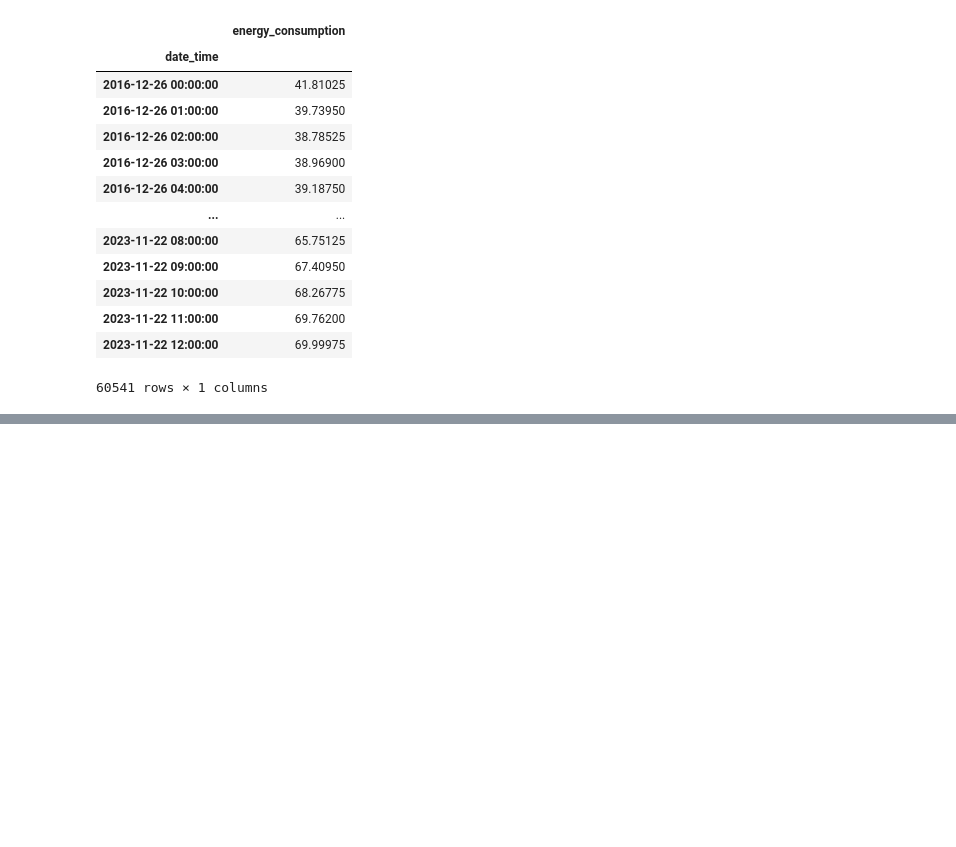
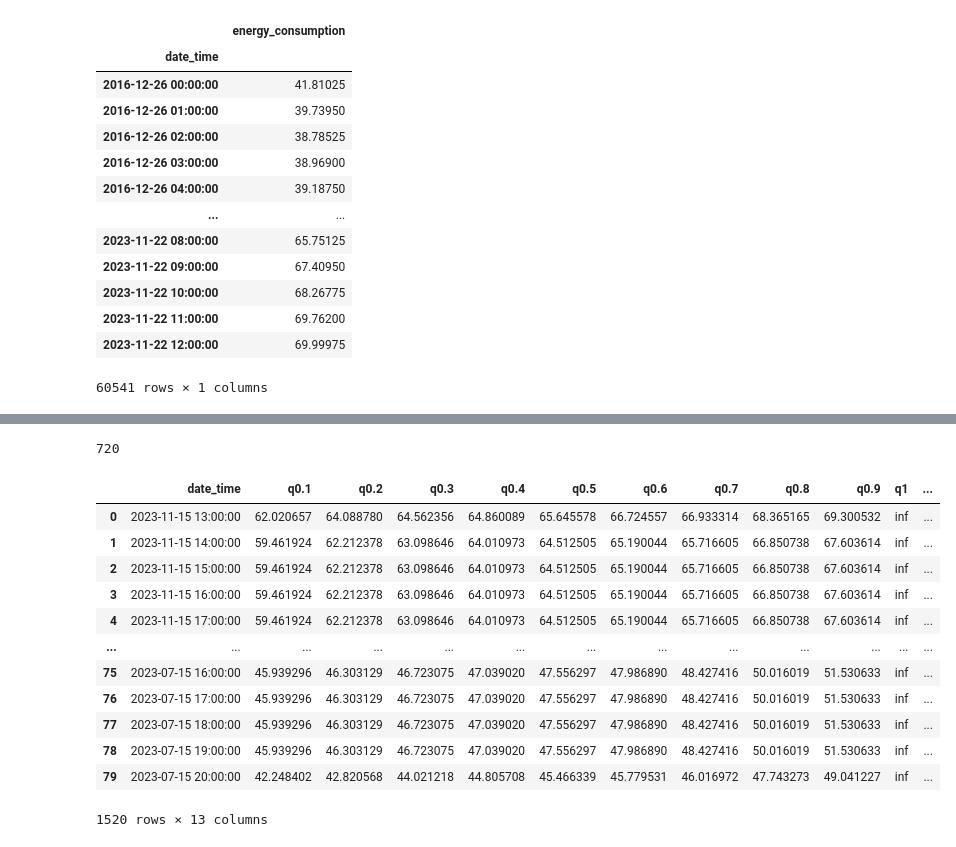
Before and after one commit to mweinreuter/PTSFC, a Jupyter notebook: energy_consumption/models/quantreg/quantreg.ipynb, the cells around one changed output, grey strips where cells are left out. Drawn from its saved outputs; the diff is of its cells as text; code cells hidden in the pictures; blank space fills up the shorter version.

```diff
--- a/energy_consumption/models/quantreg/quantreg.ipynb
+++ b/energy_consumption/models/quantreg/quantreg.ipynb
@@ -506,0 +586,12 @@ energydata[-168:-100]
+# %%
+pit_merged = pd.DataFrame(columns=['date_time', 'q0.1', 'q0.2', 'q0.3', 'q0.4', 'q0.5', 'q0.6',
+                                   'q0.7', 'q0.8', 'q0.9', 'energy_consumption'])
+quantiles = [0.1, 0.2, 0.3, 0.4, 0.5, 0.6, 0.7, 0.8, 0.9]
+for i in range(1, 3):
+    print(f'start of round {i}')
+    forecasts = get_QuantReg_forecasts(energydata[:i*(-168)],
+                                       indexes=list(range(80)),
+                                       quantiles=quantiles, abs_eval=True)
+    obs = energydata[i*(-168):i*(-168)+80].reset_index()
+    forecasts_obs = forecasts.merge(obs, how='left', on='date_time')
+    pit_merged = pd.concat([pit_merged, forecasts_obs])
@@ -506,0 +731,9 @@ energydata[-168:-100]
+# %%
+from energy_consumption.feature_selection.clean.impute_outliers import impute_outliers
+energydata = pd.read_csv(
+    'c:\\Users\\Maria\\Documents\\Studium\\Pyhton Projekte\\PTSFC\\energy_consumption\\feature_selection\\data\\historical_data.csv')
+energydata['date_time'] = pd.to_datetime(
+    energydata['date_time'], format='%Y-%m-%d %H:%M:%S')
+energydata = energydata.set_index("date_time")
+energydata = impute_outliers(energydata)
+energydata
@@ -506,0 +755,4 @@ energydata[-168:-100]
+# %%
+24*30
+# %% [output]
+720
@@ -506,0 +843,16 @@ energydata[-168:-100]
+# %%
+pit_merged
+# %% [output]
+|  | date_time | q0.1 | q0.2 | q0.3 | q0.4 | q0.5 | q0.6 | q0.7 | q0.8 | q0.9 | q1 | ... |
+| 0 | 2023-11-15 13:00:00 | 62.020657 | 64.088780 | 64.562356 | 64.860089 | 65.645578 | 66.724557 | 66.933314 | 68.365165 | 69.300532 | inf | ... |
+| 1 | 2023-11-15 14:00:00 | 59.461924 | 62.212378 | 63.098646 | 64.010973 | 64.512505 | 65.190044 | 65.716605 | 66.850738 | 67.603614 | inf | ... |
+| 2 | 2023-11-15 15:00:00 | 59.461924 | 62.212378 | 63.098646 | 64.010973 | 64.512505 | 65.190044 | 65.716605 | 66.850738 | 67.603614 | inf | ... |
+| 3 | 2023-11-15 16:00:00 | 59.461924 | 62.212378 | 63.098646 | 64.010973 | 64.512505 | 65.190044 | 65.716605 | 66.850738 | 67.603614 | inf | ... |
+| 4 | 2023-11-15 17:00:00 | 59.461924 | 62.212378 | 63.098646 | 64.010973 | 64.512505 | 65.190044 | 65.716605 | 66.850738 | 67.603614 | inf | ... |
+| ... | ... | ... | ... | ... | ... | ... | ... | ... | ... | ... | ... | ... |
+| 75 | 2023-07-15 16:00:00 | 45.939296 | 46.303129 | 46.723075 | 47.039020 | 47.556297 | 47.986890 | 48.427416 | 50.016019 | 51.530633 | inf | ... |
+| 76 | 2023-07-15 17:00:00 | 45.939296 | 46.303129 | 46.723075 | 47.039020 | 47.556297 | 47.986890 | 48.427416 | 50.016019 | 51.530633 | inf | ... |
+| 77 | 2023-07-15 18:00:00 | 45.939296 | 46.303129 | 46.723075 | 47.039020 | 47.556297 | 47.986890 | 48.427416 | 50.016019 | 51.530633 | inf | ... |
+| 78 | 2023-07-15 19:00:00 | 45.939296 | 46.303129 | 46.723075 | 47.039020 | 47.556297 | 47.986890 | 48.427416 | 50.016019 | 51.530633 | inf | ... |
+| 79 | 2023-07-15 20:00:00 | 42.248402 | 42.820568 | 44.021218 | 44.805708 | 45.466339 | 45.779531 | 46.016972 | 47.743273 | 49.041227 | inf | ... |
+1520 rows × 13 columns
```
Also changed, not shown: parts of 23 cells of this notebook, 14 other files.
